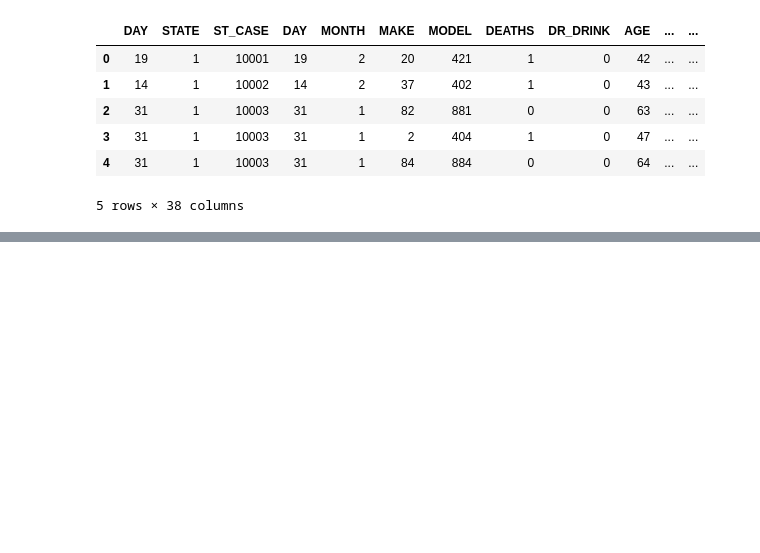
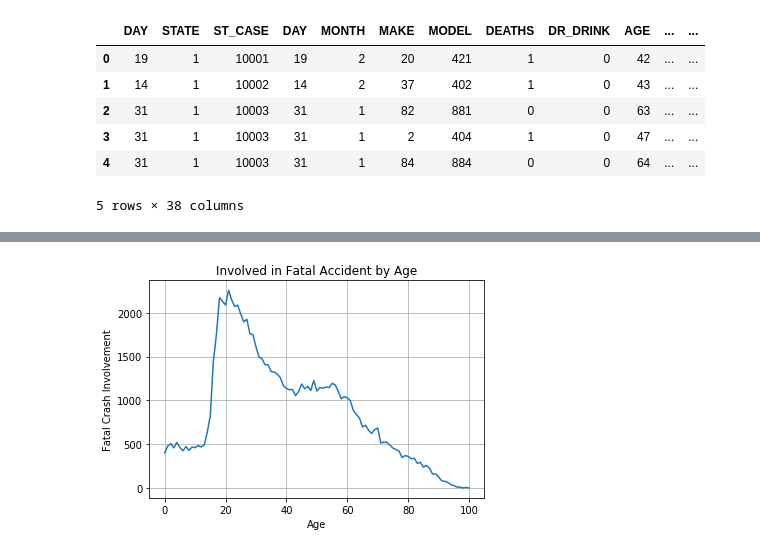
Before and after one commit to cglovertenn/Fatal_Trends_USADriving, a Jupyter notebook: Untitled.ipynb, the cells around one changed output, grey strips where cells are left out. Cells and saved outputs as stored; diff of their text form; code cells hidden in the pictures; blank space fills up the shorter version.

Commit message:
graph work

```diff
--- a/Untitled.ipynb
+++ b/Untitled.ipynb
@@ -196,3 +197,6 @@ master_df.head()
 | 3 | 31 | 1 | 10003 | 31 | 1 | 2 | 404 | 1 | 0 | 47 | ... | ... |
 | 4 | 31 | 1 | 10003 | 31 | 1 | 84 | 884 | 0 | 0 | 64 | ... | ... |
 5 rows × 38 columns
+# %%
+master_newage = master_df.loc[master_df["AGE"] <= 110]
+master_newage.head()
@@ -198,0 +211,15 @@ master_df.head()
+# %%
+master_abbr = master_newage  #[:1000]
+
+master_group = master_abbr.groupby("AGE")
+
+fatals_count = master_group["FATALS"].sum()
+
+plt.title("Involved in Fatal Accident by Age")
+plt.xlabel("Age")
+plt.ylabel("Fatal Crash Involvement")
+plt.grid()
+plt.plot(fatals_count)
+plt.show()
+# %% [output]
+[figure, added]
```
Also changed, not shown: parts of 4 cells of this notebook, 1 other file.
